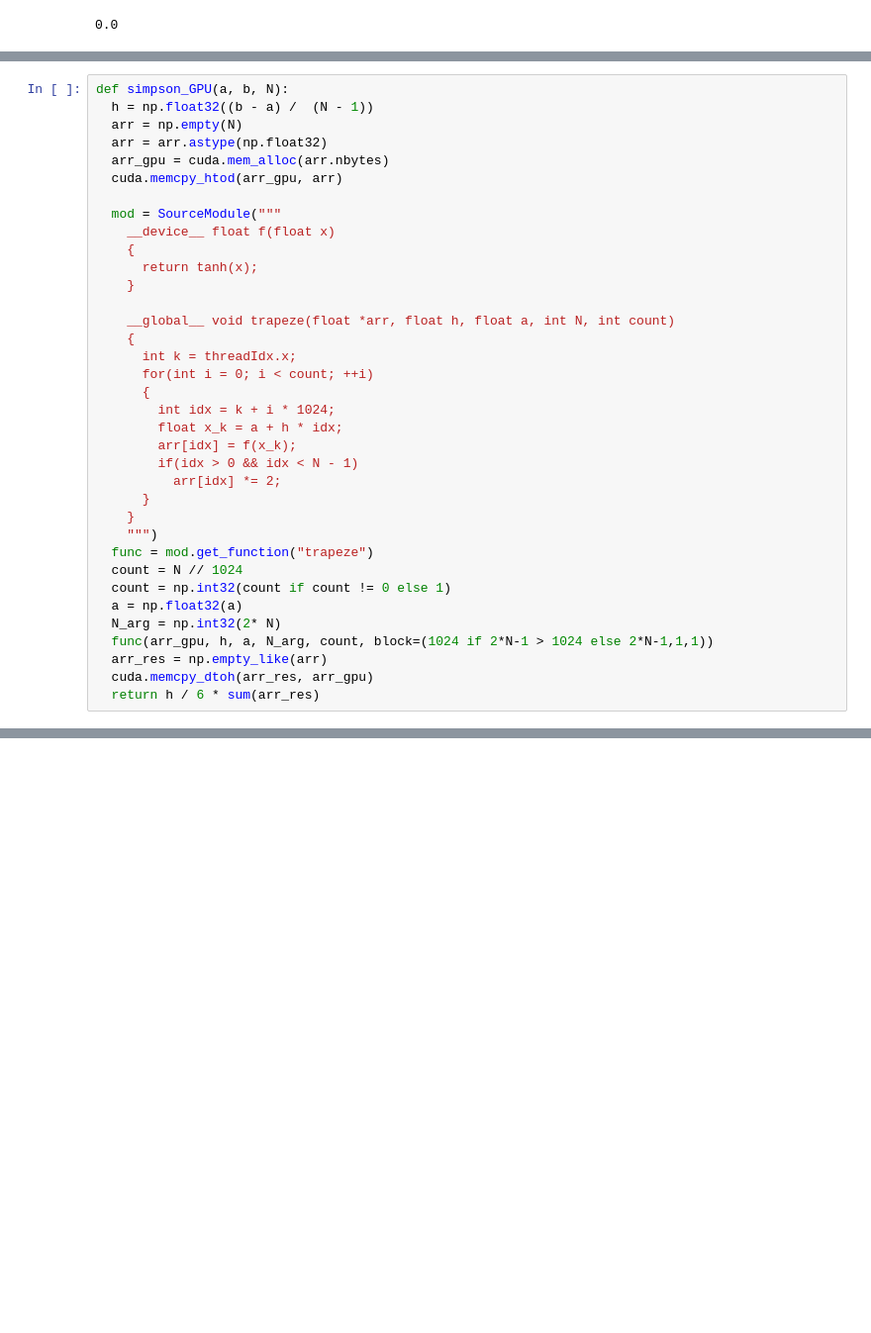
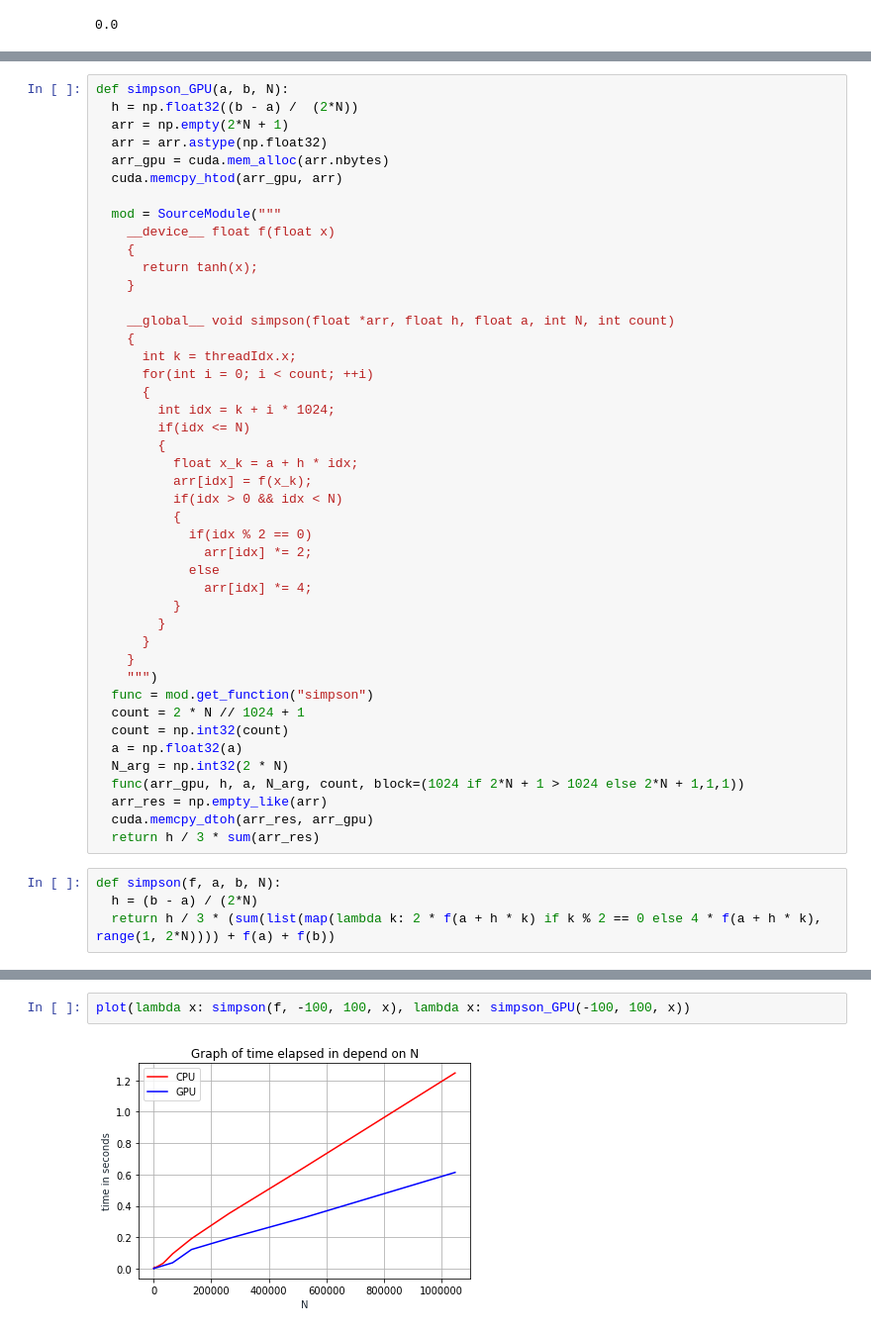
Before and after one commit to MaxVortman/gpu_hometask, a Jupyter notebook: Integration.ipynb, the cells around one changed output, grey strips where cells are left out. Shown: that part at 99% size. Saved outputs shown, nothing was run; the diff lists cells and outputs as text; blank space fills up the shorter version.

```diff
--- a/Integration.ipynb
+++ b/Integration.ipynb
@@ -247,7 +255,7 @@ plot(lambda x: trapeze(f, -100, 100, x), lambda x: trapeze_GPU(-100, 100, x))
 # %%
 def simpson_GPU(a, b, N):
-  h = np.float32((b - a) /  (N - 1))
-  arr = np.empty(N)
+  h = np.float32((b - a) /  (2*N))
+  arr = np.empty(2*N + 1)
   arr = arr.astype(np.float32)
   arr_gpu = cuda.mem_alloc(arr.nbytes)
   cuda.memcpy_htod(arr_gpu, arr)
@@ -258,25 +266,37 @@ def simpson_GPU(a, b, N):
       return tanh(x);
     }
 
-    __global__ void trapeze(float *arr, float h, float a, int N, int count)
+    __global__ void simpson(float *arr, float h, float a, int N, int count)
     {
       int k = threadIdx.x;
       for(int i = 0; i < count; ++i)
       {
         int idx = k + i * 1024;
-        float x_k = a + h * idx;
-        arr[idx] = f(x_k);
-        if(idx > 0 && idx < N - 1)
-          arr[idx] *= 2;
+        if(idx <= N)
+        {
+          float x_k = a + h * idx;
+          arr[idx] = f(x_k);
+          if(idx > 0 && idx < N)
+          {
+            if(idx % 2 == 0)
+              arr[idx] *= 2;
+            else
+              arr[idx] *= 4;
+          }
+        }
       }
     }
     """)
-  func = mod.get_function("trapeze")
-  count = N // 1024
-  count = np.int32(count if count != 0 else 1)
+  func = mod.get_function("simpson")
+  count = 2 * N // 1024 + 1
+  count = np.int32(count)
   a = np.float32(a)
-  N_arg = np.int32(2* N)
-  func(arr_gpu, h, a, N_arg, count, block=(1024 if 2*N-1 > 1024 else 2*N-1,1,1))
+  N_arg = np.int32(2 * N)
+  func(arr_gpu, h, a, N_arg, count, block=(1024 if 2*N + 1 > 1024 else 2*N + 1,1,1))
   arr_res = np.empty_like(arr)
   cuda.memcpy_dtoh(arr_res, arr_gpu)
-  return h / 6 * sum(arr_res)
+  return h / 3 * sum(arr_res)
+# %%
+def simpson(f, a, b, N):
+  h = (b - a) / (2*N)
+  return h / 3 * (sum(list(map(lambda k: 2 * f(a + h * k) if k % 2 == 0 else 4 * f(a + h * k), range(1, 2*N)))) + f(a) + f(b))
@@ -282,0 +311,4 @@ def simpson_GPU(a, b, N):
+# %%
+plot(lambda x: simpson(f, -100, 100, x), lambda x: simpson_GPU(-100, 100, x))
+# %% [output]
+[figure, added]
```
Also changed, not shown: parts of 9 cells of this notebook.
